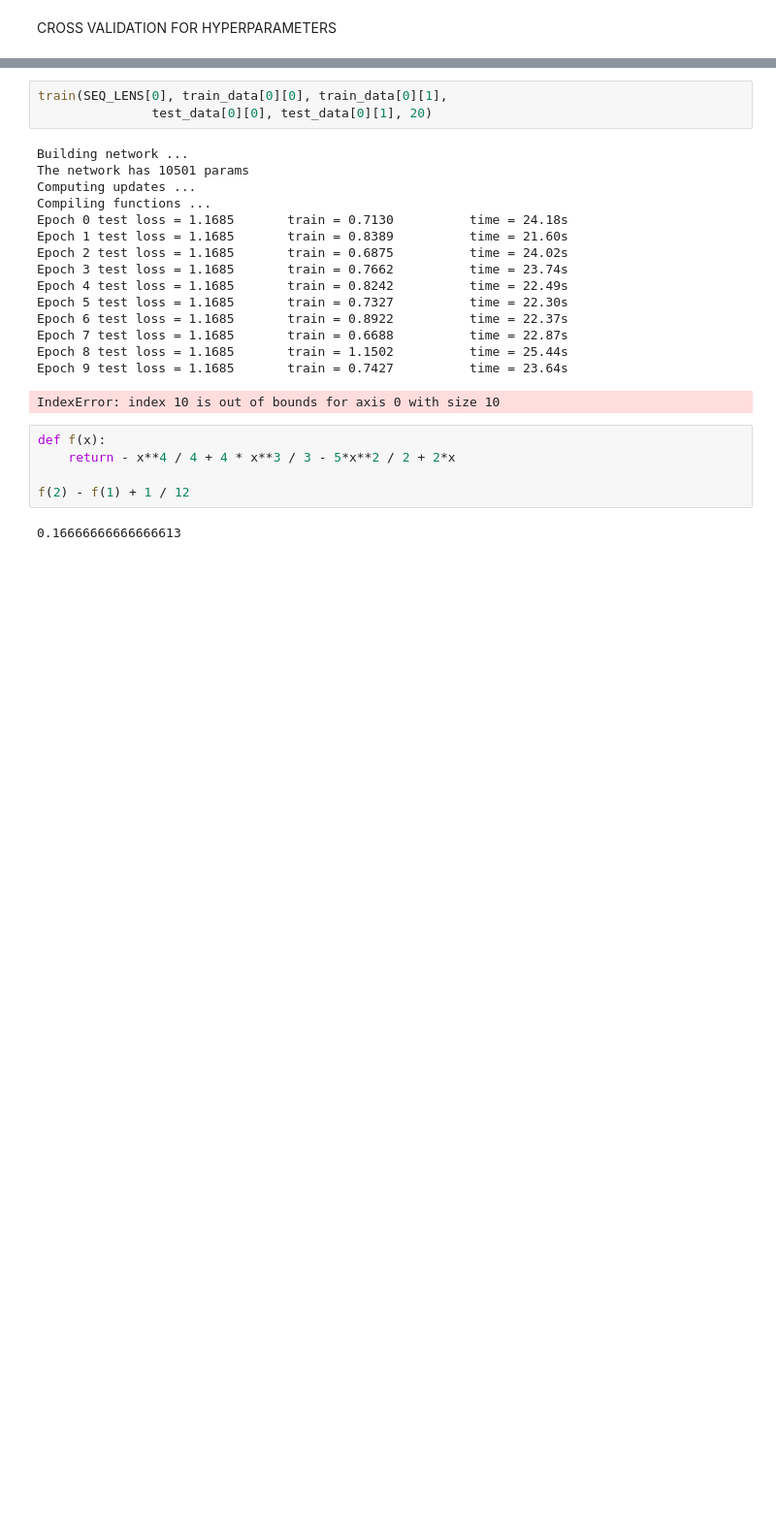
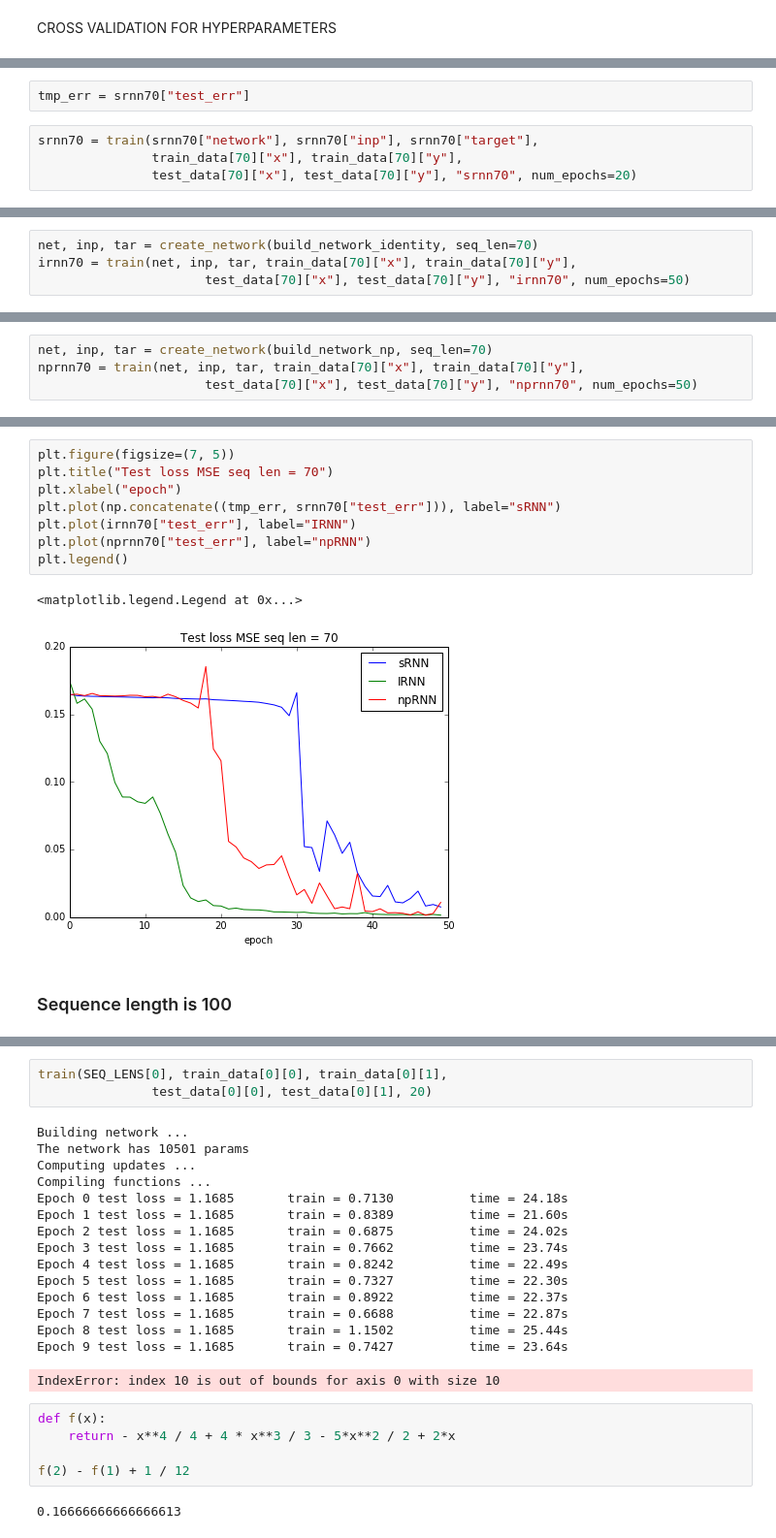
Before and after one commit to PolinaKirichenko/rnn, a Jupyter notebook: addition.ipynb, the cells around one changed output, grey strips where cells are left out. Shown at 97% size. Cells and saved outputs as stored; diff of their text form; blank space fills up the shorter version.

```diff
--- a/addition.ipynb
+++ b/addition.ipynb
@@ -141,0 +410,6 @@ def train(seq_len, Xtrain, ytrain, Xtest, ytest, num_epochs=NUM_EPOCHS):
+# %%
+tmp_err = srnn70["test_err"]
+# %%
+srnn70 = train(srnn70["network"], srnn70["inp"], srnn70["target"],
+               train_data[70]["x"], train_data[70]["y"],
+               test_data[70]["x"], test_data[70]["y"], "srnn70", num_epochs=20)
@@ -141,0 +434,4 @@ def train(seq_len, Xtrain, ytrain, Xtest, ytest, num_epochs=NUM_EPOCHS):
+# %%
+net, inp, tar = create_network(build_network_identity, seq_len=70)
+irnn70 = train(net, inp, tar, train_data[70]["x"], train_data[70]["y"],
+                      test_data[70]["x"], test_data[70]["y"], "irnn70", num_epochs=50)
@@ -141,0 +456,4 @@ def train(seq_len, Xtrain, ytrain, Xtest, ytest, num_epochs=NUM_EPOCHS):
+# %%
+net, inp, tar = create_network(build_network_np, seq_len=70)
+nprnn70 = train(net, inp, tar, train_data[70]["x"], train_data[70]["y"],
+                      test_data[70]["x"], test_data[70]["y"], "nprnn70", num_epochs=50)
@@ -141,0 +478,13 @@ def train(seq_len, Xtrain, ytrain, Xtest, ytest, num_epochs=NUM_EPOCHS):
+# %%
+plt.figure(figsize=(7, 5))
+plt.title("Test loss MSE seq len = 70")
+plt.xlabel("epoch")
+plt.plot(np.concatenate((tmp_err, srnn70["test_err"])), label="sRNN")
+plt.plot(irnn70["test_err"], label="IRNN")
+plt.plot(nprnn70["test_err"], label="npRNN")
+plt.legend()
+# %% [output]
+<matplotlib.legend.Legend at 0x...>
+[figure, added]
+# %% [markdown]
+### Sequence length is 100
```
Also changed, not shown: parts of 56 cells of this notebook.
